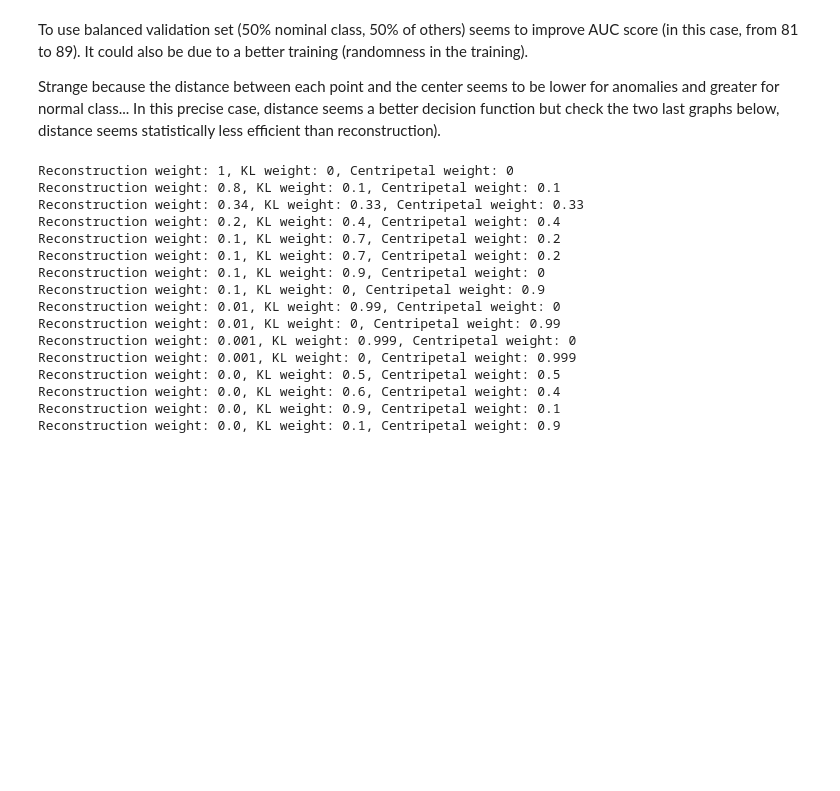
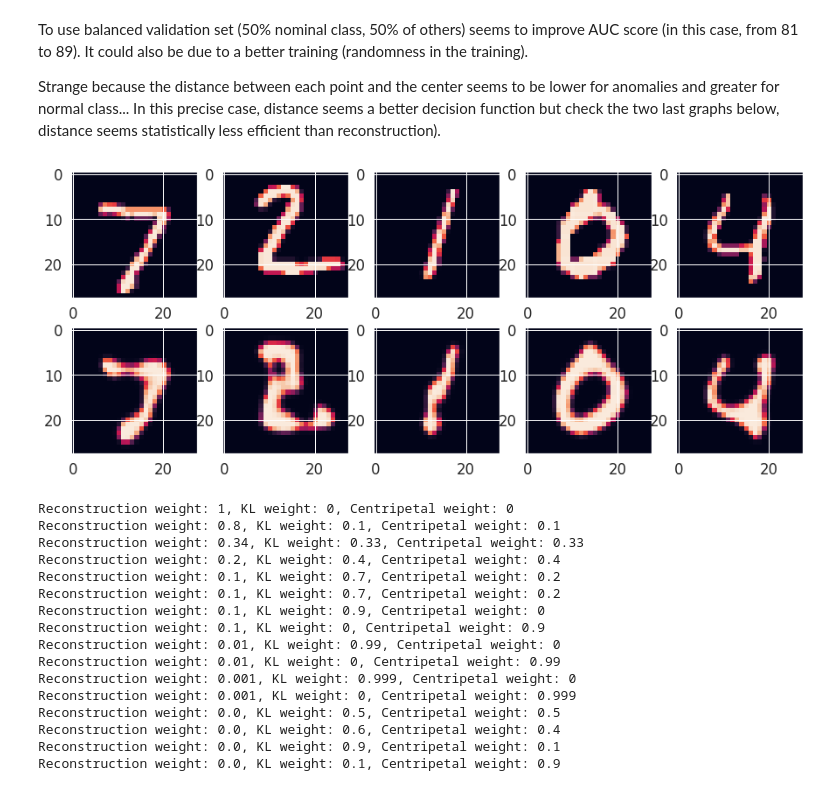
Before and after one commit to hugovaysset/MNIST_UAD, a Jupyter notebook: MNIST_one_vs_all/oc_vae.ipynb, the cells around one changed output. Saved outputs shown, nothing was run; the diff lists cells and outputs as text; code cells hidden in the pictures; blank space fills up the shorter version.

```diff
--- a/MNIST_one_vs_all/oc_vae.ipynb
+++ b/MNIST_one_vs_all/oc_vae.ipynb
@@ -173,0 +89,20 @@ decoder = Model(inputs=latent_inputs, outputs=crop, name="decoder")
+# %%
+from uad.models.architecture import get_unet_vae
+
+padding = [[0, 0], [2, 2], [2, 2], [0, 0]]
+n_filters = 16
+n_contractions = 3
+input_dims = (28, 28, 1)
+latent_depth = 16
+latent_dims = (int(32 / (2**n_contractions)), int(32 / (2**n_contractions)), latent_depth)
+batchnorm, dropout = False, 0
+spatial_dropout = 0.2
+k_size = (3, 3)
+activation_function = "relu"
+
+encoder, decoder = get_unet_vae(n_filters=n_filters, n_contractions=n_contractions,
+                      input_dims=input_dims, k_size=k_size, batchnorm=batchnorm,
+                      dropout=dropout, spatial_dropout=spatial_dropout, padding=padding,
+                      activation_function="sigmoid", latent_depth=16)
+
+print(encoder.summary(), decoder.summary())
@@ -174,10 +127,10 @@ decoder = Model(inputs=latent_inputs, outputs=crop, name="decoder")
 # %%
 from uad.models.variational_autoencoder import OC_VAE
 
-oc_vae = OC_VAE(encoder, decoder, dims=(28, 28, 1), latent_dims=(4, 4, 16),
-                LAMBDAS=(0.33, 0.33))
+oc_vae = OC_VAE(encoder, decoder, input_dims=input_dims, latent_dims=latent_dims,
+                LAMBDAS=(0.33, 0.33), reconstruction_loss="xent")
 
 oc_vae.compile(optimizer=tf.keras.optimizers.Adam())
 # %%
-oc_vae.fit(x_train_bin, batch_size=124, epochs=20)
+oc_vae.fit(x_train_bin, batch_size=124, epochs=100)
 # %% [output]
@@ -290,6 +242,20 @@ print(y_val_bin[495:505])
 To use balanced validation set (50% nominal class, 50% of others) seems to improve AUC score (in this case, from 81 to 89). It could also be due to a better training (randomness in the training).
 
 Strange because the distance between each point and the center seems to be lower for anomalies and greater for normal class... In this precise case, distance seems a better decision function but check the two last graphs below, distance seems statistically less efficient than reconstruction).
+# %%
+init_idx, n_plots = 0, 5
+
+fig, axes = plt.subplots(2, n_plots, figsize=(3*n_plots, 6))
+
+predictions = oc_vae.predict(x_test[init_idx:init_idx + n_plots])
+
+for i in range(n_plots):
+    axes[0][i].imshow(x_test[init_idx + i].squeeze(-1))
+    axes[1][i].imshow(predictions[i].squeeze(-1))
+
+fig.show()
+# %% [output]
+[figure, added]
 # %%
 lambd = [[0, 0],  # reconstrction loss > others
          [0.1, 0.1],
```
Also changed, not shown: parts of 6 cells of this notebook, 3 other files.
